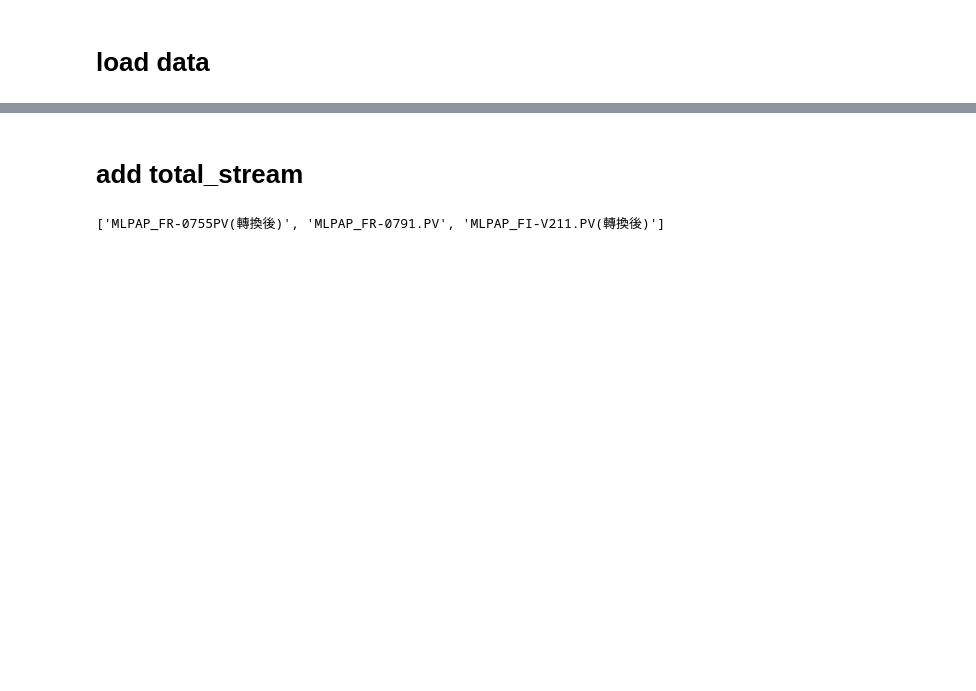
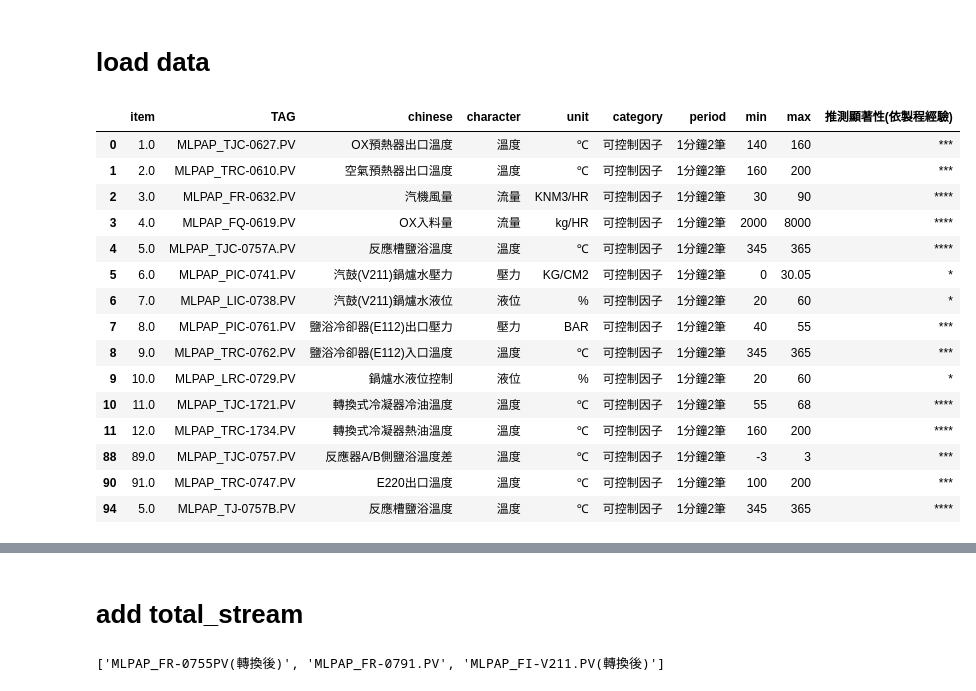
Before and after one commit to skywalker0803r/pa_0510, a Jupyter notebook: notebook/preprocessing.ipynb, the cells around one changed output, grey strips where cells are left out. Saved outputs shown, nothing was run; the diff lists cells and outputs as text; code cells hidden in the pictures; blank space fills up the shorter version.

```diff
--- a/notebook/preprocessing.ipynb
+++ b/notebook/preprocessing.ipynb
@@ -22,6 +22,24 @@ def get_col(df,name):
 # %%
 tag = pd.read_csv('../data/tag_cleaned.csv',index_col=0)
 tag_map = dict(zip(tag.TAG,tag.chinese))
+tag[tag.category=='可控制因子']
+# %% [output]
+|  | item | TAG | chinese | character | unit | category | period | min | max | 推測顯著性(依製程經驗) |
+| 0 | 1.0 | MLPAP_TJC-0627.PV | OX預熱器出口溫度 | 溫度 | ℃ | 可控制因子 | 1分鐘2筆 | 140 | 160 | *** |
+| 1 | 2.0 | MLPAP_TRC-0610.PV | 空氣預熱器出口溫度 | 溫度 | ℃ | 可控制因子 | 1分鐘2筆 | 160 | 200 | *** |
+| 2 | 3.0 | MLPAP_FR-0632.PV | 汽機風量 | 流量 | KNM3/HR | 可控制因子 | 1分鐘2筆 | 30 | 90 | **** |
+| 3 | 4.0 | MLPAP_FQ-0619.PV | OX入料量 | 流量 | kg/HR | 可控制因子 | 1分鐘2筆 | 2000 | 8000 | **** |
+| 4 | 5.0 | MLPAP_TJC-0757A.PV | 反應槽鹽浴溫度 | 溫度 | ℃ | 可控制因子 | 1分鐘2筆 | 345 | 365 | **** |
+| 5 | 6.0 | MLPAP_PIC-0741.PV | 汽鼓(V211)鍋爐水壓力 | 壓力 | KG/CM2 | 可控制因子 | 1分鐘2筆 | 0 | 30.05 | * |
+| 6 | 7.0 | MLPAP_LIC-0738.PV | 汽鼓(V211)鍋爐水液位 | 液位 | % | 可控制因子 | 1分鐘2筆 | 20 | 60 | * |
+| 7 | 8.0 | MLPAP_PIC-0761.PV | 鹽浴冷卻器(E112)出口壓力 | 壓力 | BAR | 可控制因子 | 1分鐘2筆 | 40 | 55 | *** |
+| 8 | 9.0 | MLPAP_TRC-0762.PV | 鹽浴冷卻器(E112)入口溫度 | 溫度 | ℃ | 可控制因子 | 1分鐘2筆 | 345 | 365 | *** |
+| 9 | 10.0 | MLPAP_LRC-0729.PV | 鍋爐水液位控制 | 液位 | % | 可控制因子 | 1分鐘2筆 | 20 | 60 | * |
+| 10 | 11.0 | MLPAP_TJC-1721.PV | 轉換式冷凝器冷油溫度 | 溫度 | ℃ | 可控制因子 | 1分鐘2筆 | 55 | 68 | **** |
+| 11 | 12.0 | MLPAP_TRC-1734.PV | 轉換式冷凝器熱油溫度 | 溫度 | ℃ | 可控制因子 | 1分鐘2筆 | 160 | 200 | **** |
+| 88 | 89.0 | MLPAP_TJC-0757.PV | 反應器A/B側鹽浴溫度差 | 溫度 | ℃ | 可控制因子 | 1分鐘2筆 | -3 | 3 | *** |
+| 90 | 91.0 | MLPAP_TRC-0747.PV | E220出口溫度 | 溫度 | ℃ | 可控制因子 | 1分鐘2筆 | 100 | 200 | *** |
+| 94 | 5.0 | MLPAP_TJ-0757B.PV | 反應槽鹽浴溫度 | 溫度 | ℃ | 可控制因子 | 1分鐘2筆 | 345 | 365 | **** |
 # %%
 df = pd.read_csv('../data/train_cleaned.csv',index_col=0,parse_dates=True)
 print(df.shape)
```
Also changed, not shown: parts of 13 cells of this notebook, 20 other files.
